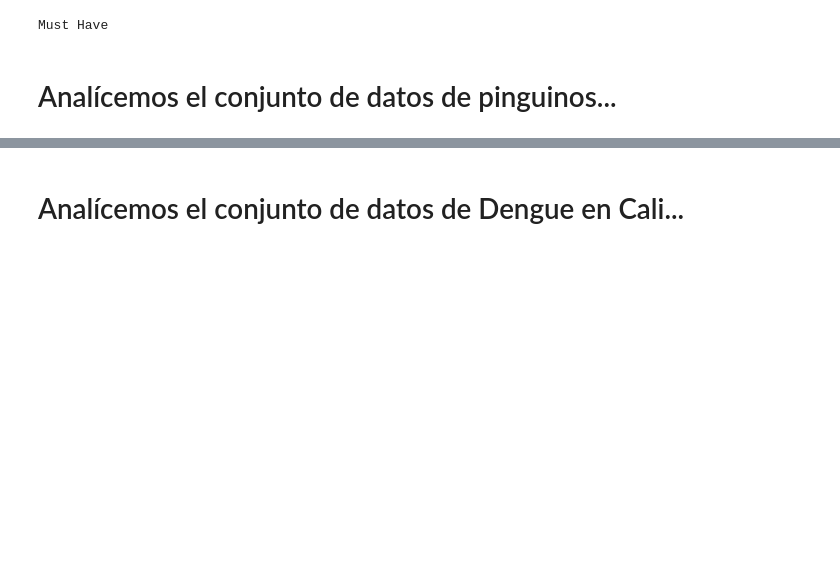
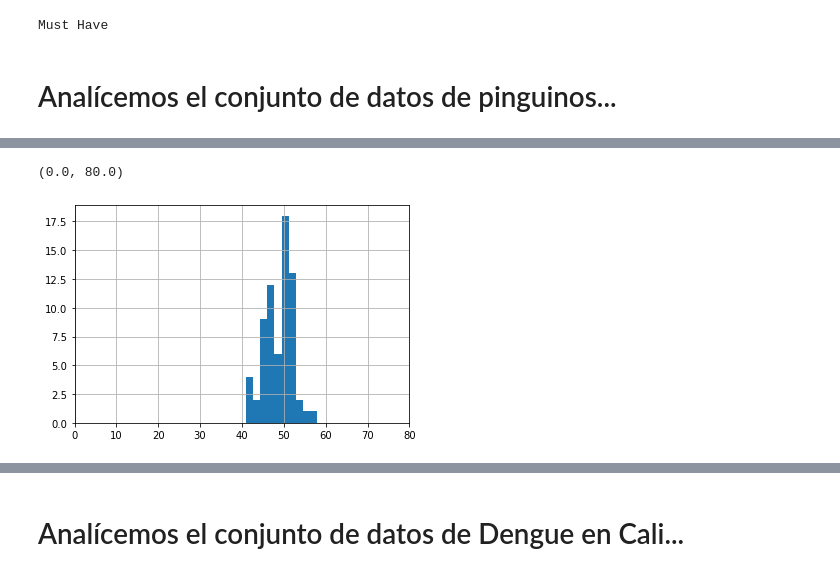
Before and after one commit to alceballosa/programming_fundamentals_py, a Jupyter notebook: Semana_6_1.ipynb, the cells around one changed output, grey strips where cells are left out. Saved outputs shown, nothing was run; the diff lists cells and outputs as text; code cells hidden in the pictures; blank space fills up the shorter version.

```diff
--- a/Semana_6_1.ipynb
+++ b/Semana_6_1.ipynb
@@ -836,0 +912,7 @@ print(df.head(5))
+# %%
+df_filtrado = df.query('Species == "Chinstrap"')
+df_filtrado["Beak Length (mm)"].hist()
+plt.xlim(0,80)
+# %% [output]
+(0.0, 80.0)
+[figure, added]
```
Also changed, not shown: parts of 15 cells of this notebook, 1 other file.
